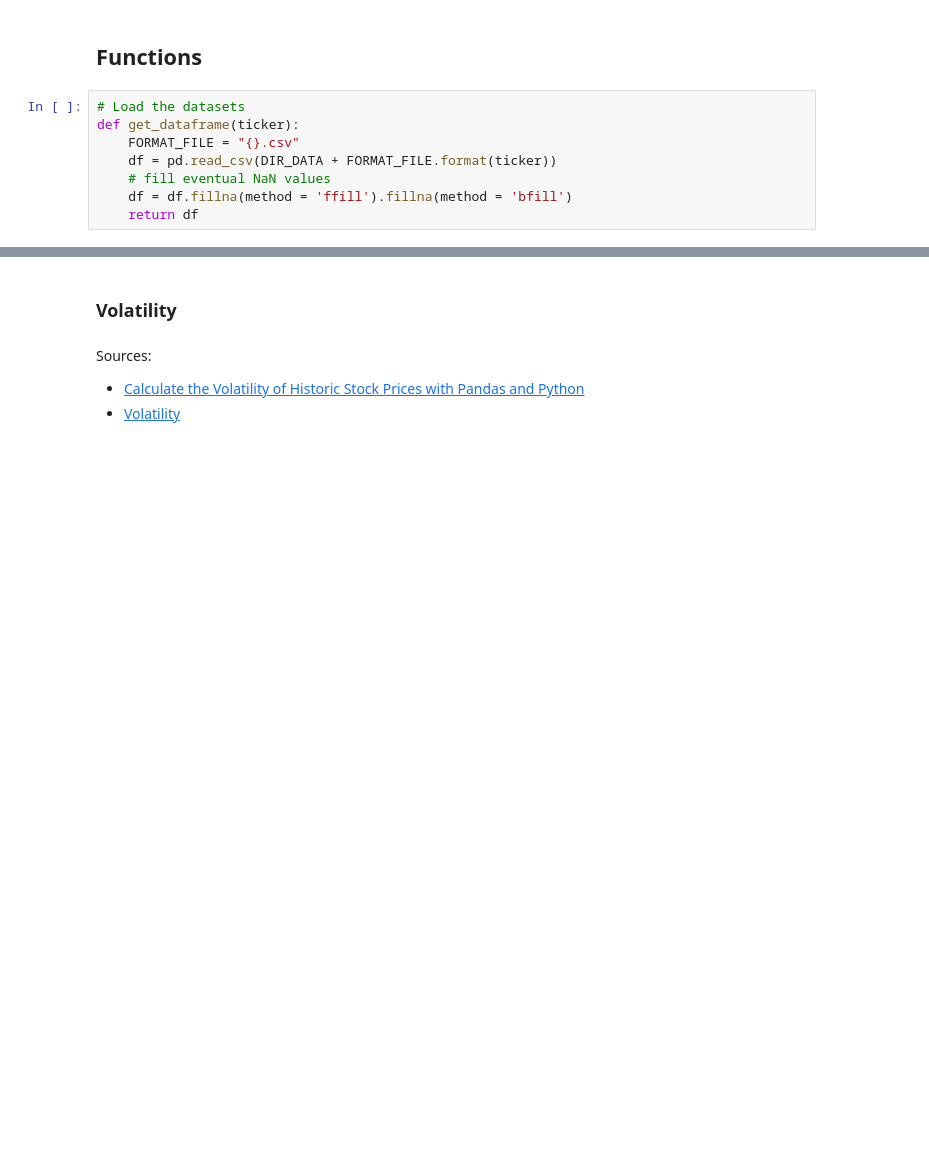
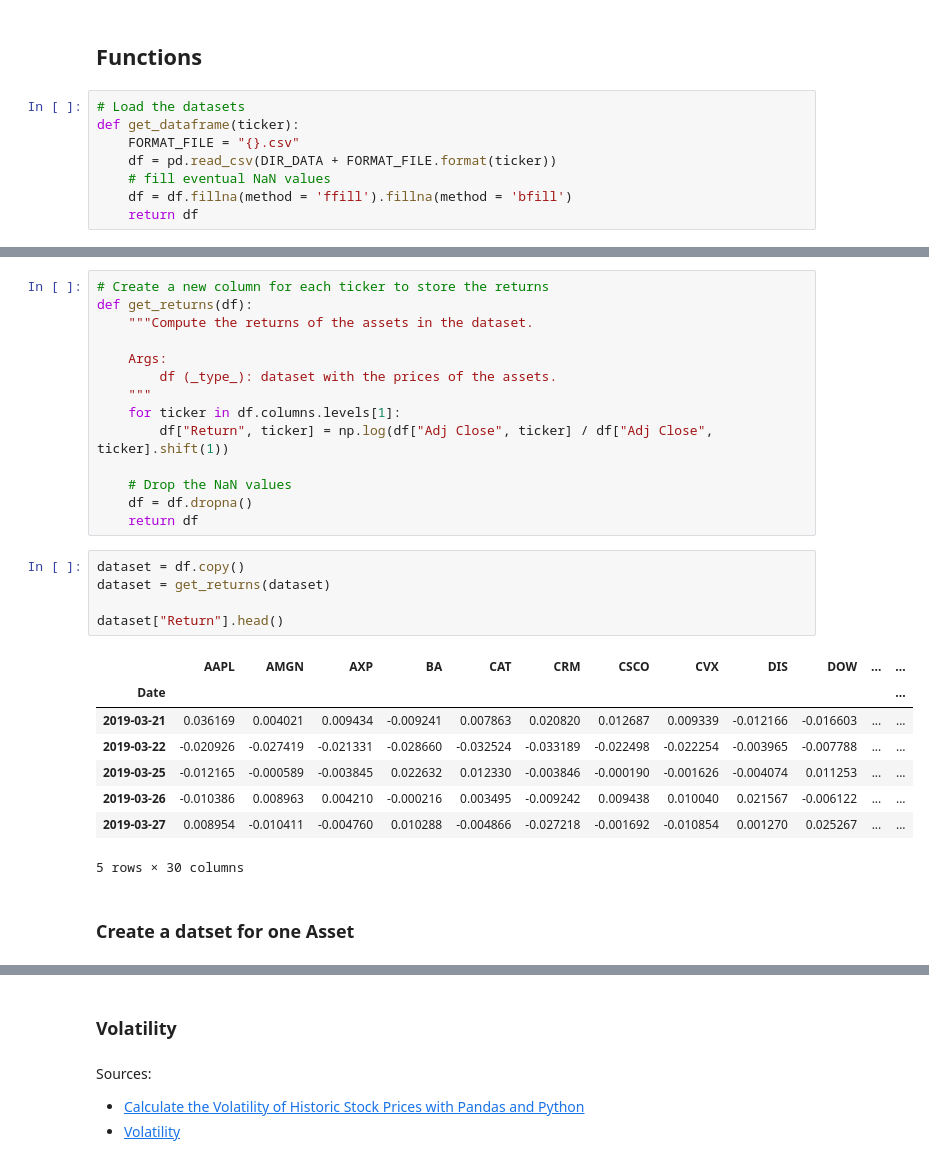
Before and after one commit to AndreaBe99/ai4traiding-project, a Jupyter notebook: notebook/yahoo_finance_dataset_analysis.ipynb, the cells around one changed output, grey strips where cells are left out. Saved outputs shown, nothing was run; the diff lists cells and outputs as text; blank space fills up the shorter version.

```diff
--- a/notebook/yahoo_finance_dataset_analysis.ipynb
+++ b/notebook/yahoo_finance_dataset_analysis.ipynb
@@ -46,0 +151,30 @@ def get_dataframe(ticker):
+# %%
+# Create a new column for each ticker to store the returns
+def get_returns(df):
+    """Compute the returns of the assets in the dataset.
+
+    Args:
+        df (_type_): dataset with the prices of the assets.
+    """
+    for ticker in df.columns.levels[1]:
+        df["Return", ticker] = np.log(df["Adj Close", ticker] / df["Adj Close", ticker].shift(1))
+
+    # Drop the NaN values
+    df = df.dropna()
+    return df
+# %%
+dataset = df.copy()
+dataset = get_returns(dataset)
+
+dataset["Return"].head()
+# %% [output]
+|  | AAPL | AMGN | AXP | BA | CAT | CRM | CSCO | CVX | DIS | DOW | ... | ... |
+| Date |  |  |  |  |  |  |  |  |  |  |  | ... |
+| 2019-03-21 | 0.036169 | 0.004021 | 0.009434 | -0.009241 | 0.007863 | 0.020820 | 0.012687 | 0.009339 | -0.012166 | -0.016603 | ... | ... |
+| 2019-03-22 | -0.020926 | -0.027419 | -0.021331 | -0.028660 | -0.032524 | -0.033189 | -0.022498 | -0.022254 | -0.003965 | -0.007788 | ... | ... |
+| 2019-03-25 | -0.012165 | -0.000589 | -0.003845 | 0.022632 | 0.012330 | -0.003846 | -0.000190 | -0.001626 | -0.004074 | 0.011253 | ... | ... |
+| 2019-03-26 | -0.010386 | 0.008963 | 0.004210 | -0.000216 | 0.003495 | -0.009242 | 0.009438 | 0.010040 | 0.021567 | -0.006122 | ... | ... |
+| 2019-03-27 | 0.008954 | -0.010411 | -0.004760 | 0.010288 | -0.004866 | -0.027218 | -0.001692 | -0.010854 | 0.001270 | 0.025267 | ... | ... |
+5 rows × 30 columns
+# %% [markdown]
+### Create a datset for one Asset
```
Also changed, not shown: parts of 7 cells of this notebook.
